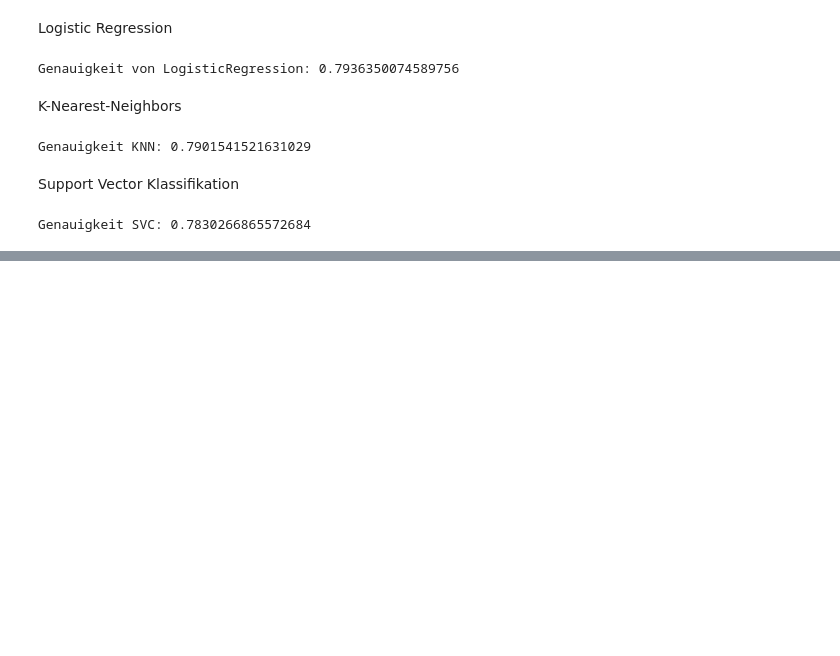
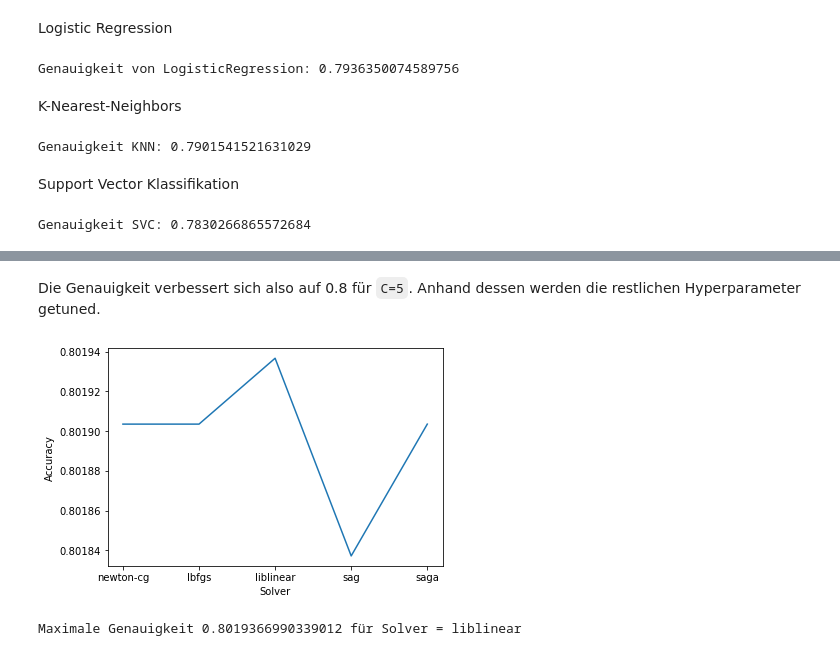
Before and after one commit to Bresenham/MaschinellesLernenPrakt, a Jupyter notebook: Studienarbeit.ipynb, the cells around one changed output, grey strips where cells are left out. Cells and saved outputs as stored; diff of their text form; code cells hidden in the pictures; blank space fills up the shorter version.

```diff
--- a/Studienarbeit.ipynb
+++ b/Studienarbeit.ipynb
@@ -227,0 +259,23 @@ Genauigkeit SVC: 0.7830266865572684
+# %% [markdown]
+Die Genauigkeit verbessert sich also auf 0.8 für `C=5`. Anhand dessen werden die restlichen Hyperparameter getuned.
+# %%
+c = 5
+solver = ["newton-cg", "lbfgs", "liblinear", "sag", "saga"]
+
+vals = []
+for s in solver:
+    model = LogisticRegression(C=c, solver=s)
+    vals.append(np.average(
+        cross_val_score(model, X, y.values.ravel(), cv=5, scoring='accuracy')
+    ))
+
+plt.plot(solver, vals)
+plt.xlabel("Solver")
+plt.ylabel("Accuracy")
+plt.show()
+# %% [output]
+[figure, added]
+# %%
+print("Maximale Genauigkeit", np.array(vals).max(), "für Solver =", solver[np.argmax(vals)])
+# %% [output]
+Maximale Genauigkeit 0.8019366990339012 für Solver = liblinear
```
Also changed, not shown: parts of 11 cells of this notebook.
